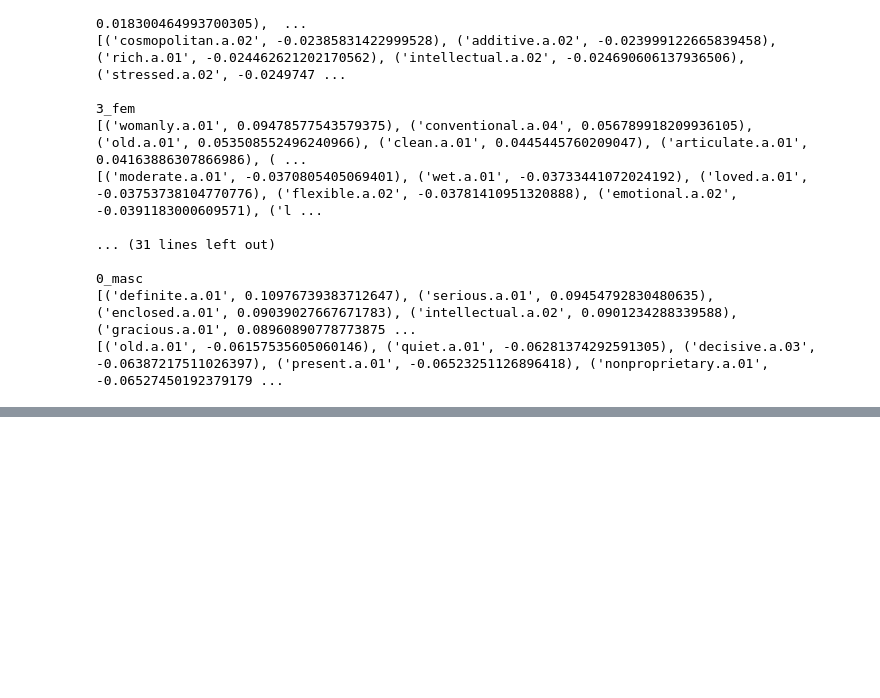
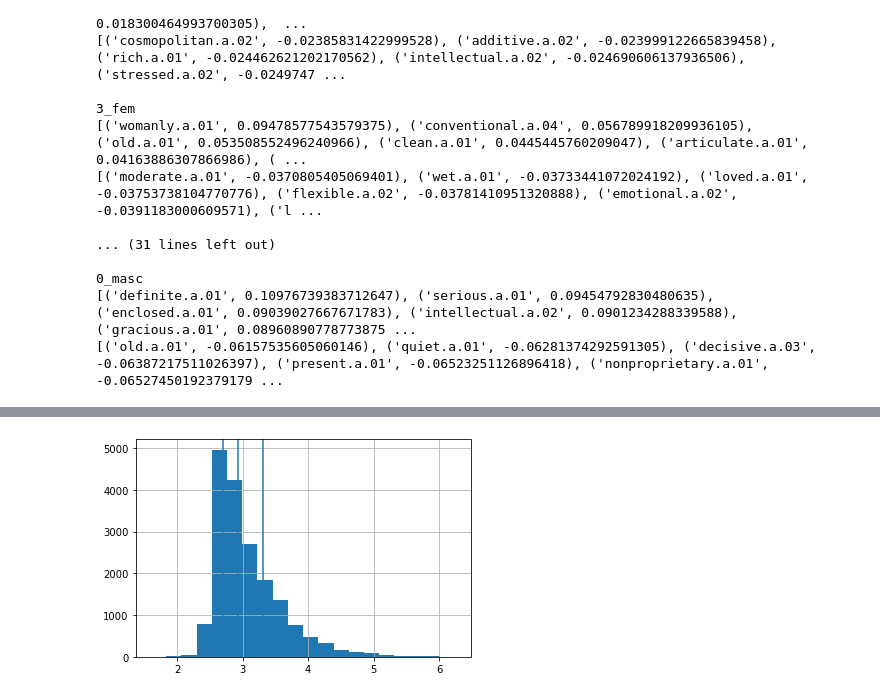
Before and after one commit to lucy3/context_semantic_axes, a Jupyter notebook: code/semantics_viz.ipynb, the cells around one changed output, grey strips where cells are left out. Drawn from its saved outputs; the diff is of its cells as text; code cells hidden in the pictures; blank space fills up the shorter version.

```diff
--- a/code/semantics_viz.ipynb
+++ b/code/semantics_viz.ipynb
@@ -255,5 +261,6 @@ for pole in scores:
 # %%
 cluster_gender_avg = defaultdict(Counter)
+cluster_gender_avg_raw = defaultdict(Counter)
 for key in cluster_gender_sum:
     for pole in cluster_gender_sum[key]:
         if key.endswith('fem'):
@@ -263,6 +270,7 @@ for key in cluster_gender_sum:
         else:
             continue
         cluster_gender_avg[key][pole] = cluster_gender_sum[key][pole] / cluster_gender_total[key][pole] - pole_avg
+        cluster_gender_avg_raw[key][pole] = cluster_gender_sum[key][pole] / cluster_gender_total[key][pole]
 # %%
 cluster_order = [4, 3, 5, 1, 2, 0]
 common_shift_poles = Counter()
@@ -319,0 +328,13 @@ common_shift_poles.most_common(30)
+# %%
+fem_axes = ['beautiful.a.01', 'lovable.a.01', 'prejudiced.a.02', 'old.a.01', 'clean.a.01']
+masc_axes = ['educated.a.01', 'liked.a.01', 'beautiful.a.01', 'heavy.a.04', 'delicate.a.01']
+# %%
+for clust_num in cluster_order:
+    for gender in ['fem', 'masc']:
+        key = str(clust_num) + '_' + gender
+        if gender == 'fem':
+            this_axes = fem_axes
+        if gender == 'masc':
+            this_axes = masc_axes
+        for pole in this_axes:
+            print(key, pole, cluster_gender_avg_raw[key][pole])
@@ -319,0 +399,6 @@ common_shift_poles.most_common(30)
+# %%
+cluster_score_df = pd.DataFrame.from_dict(d)
+cluster_score_df['log_freq'] = cluster_score_df['frequency'].apply(lambda x: math.log10(x))
+clust_num_letter_map = {4 : 'A', 3 : 'B', 5 : 'C', 1 : 'D', 2 : 'E', 0 : 'F'}
+cluster_score_df['clust_letter'] = cluster_score_df['clust_num'].apply(lambda x: clust_num_letter_map[x])
+cluster_score_df
@@ -319,0 +437,12 @@ common_shift_poles.most_common(30)
+# %%
+frequencies = cluster_score_df['log_freq'].to_list()
+first_cutoff = np.percentile(frequencies, 1/4*100)
+second_cutoff = np.percentile(frequencies, 2/4*100)
+third_cutoff = np.percentile(frequencies, 3/4*100)
+cluster_score_df['log_freq'].hist(bins=20)
+plt.axvline(first_cutoff)
+plt.axvline(second_cutoff)
+plt.axvline(third_cutoff)
+plt.show()
+# %% [output]
+[figure, added]
```
Also changed, not shown: parts of 15 cells of this notebook, 3 other files.
